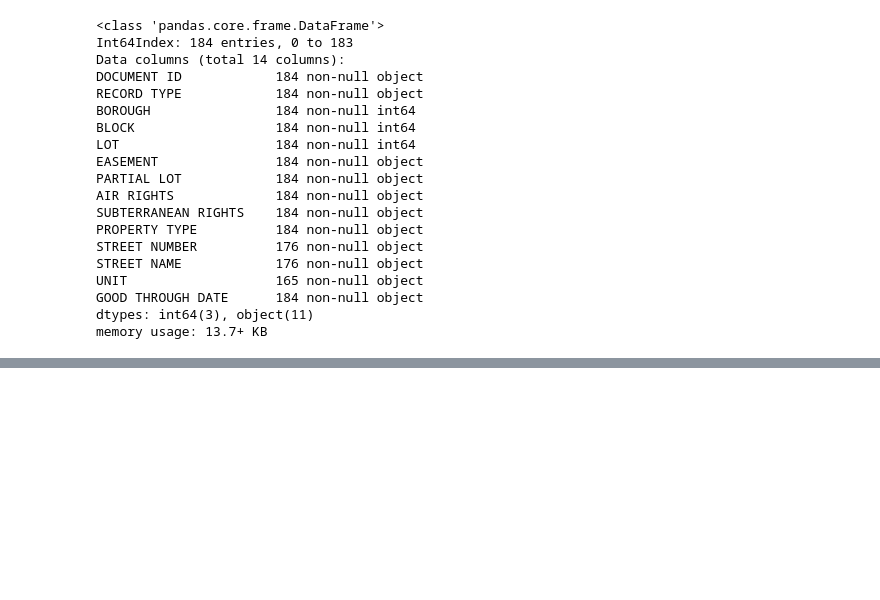
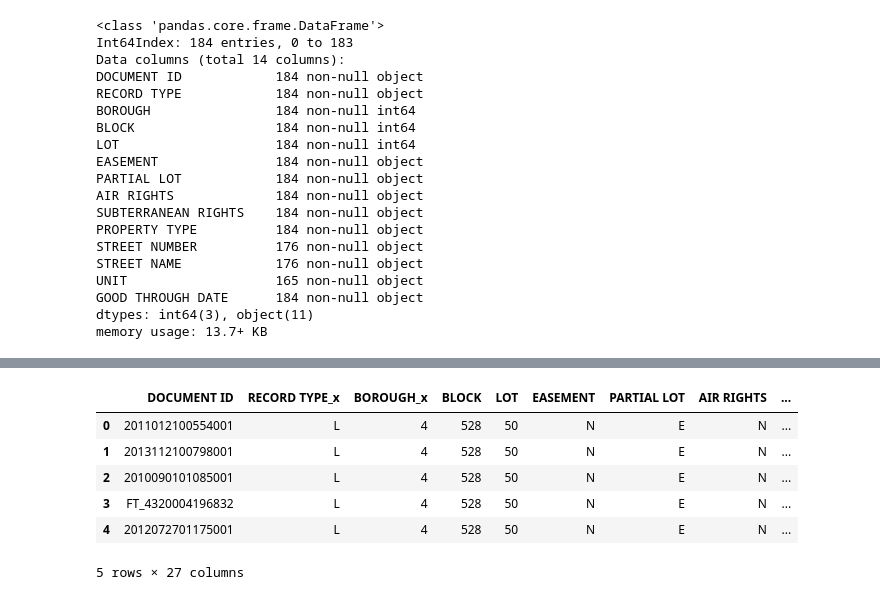
Before and after one commit to Jwerberg/slideruleprojects, a Jupyter notebook: Initial Coop Data Story.ipynb, the cells around one changed output, grey strips where cells are left out. Saved outputs shown, nothing was run; the diff lists cells and outputs as text; code cells hidden in the pictures; blank space fills up the shorter version.

```diff
--- a/Initial Coop Data Story.ipynb
+++ b/Initial Coop Data Story.ipynb
@@ -33,0 +74,11 @@ len(docids) // 100
+# %%
+mergeddf = pd.merge(df,masters,on='DOCUMENT ID')
+mergeddf.head()
+# %% [output]
+|  | DOCUMENT ID | RECORD TYPE_x | BOROUGH_x | BLOCK | LOT | EASEMENT | PARTIAL LOT | AIR RIGHTS | ... |
+| 0 | 2011012100554001 | L | 4 | 528 | 50 | N | E | N | ... |
+| 1 | 2013112100798001 | L | 4 | 528 | 50 | N | E | N | ... |
+| 2 | 2010090101085001 | L | 4 | 528 | 50 | N | E | N | ... |
+| 3 | FT_4320004196832 | L | 4 | 528 | 50 | N | E | N | ... |
+| 4 | 2012072701175001 | L | 4 | 528 | 50 | N | E | N | ... |
+5 rows × 27 columns
```
Also changed, not shown: parts of 10 cells of this notebook.
